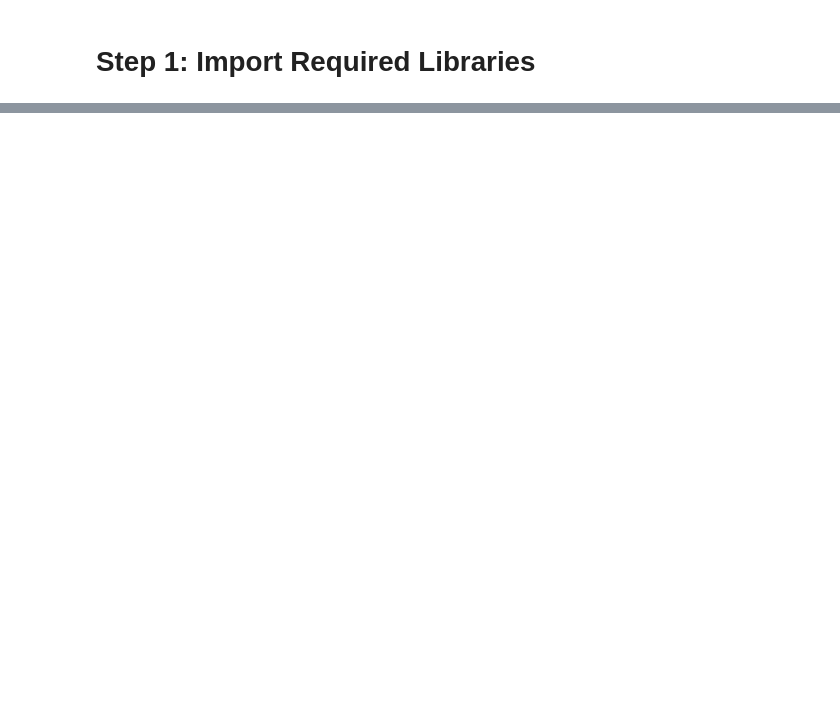
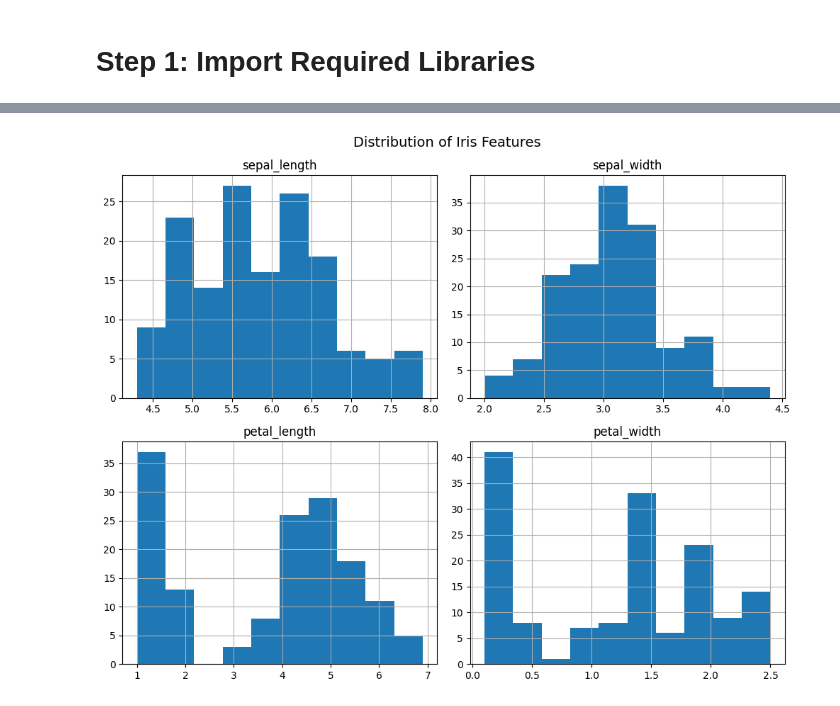
Before and after one commit to rahul4bisht/Iris_Classification, a Jupyter notebook: Task1_Iris_Classification.ipynb, the cells around one changed output, grey strips where cells are left out. Cells and saved outputs as stored; diff of their text form; code cells hidden in the pictures; blank space fills up the shorter version.

```diff
--- a/Task1_Iris_Classification.ipynb
+++ b/Task1_Iris_Classification.ipynb
@@ -283,0 +122,10 @@ The model achieved high accuracy and successfully classified Iris flower species
+# %%
+# Display the distribution of all numerical features
+df.hist(figsize=(10, 8))
+
+plt.suptitle("Distribution of Iris Features", fontsize=14)
+plt.tight_layout()
+
+plt.show()
+# %% [output]
+[figure, added]
```
Also changed, not shown: parts of 74 cells of this notebook.
